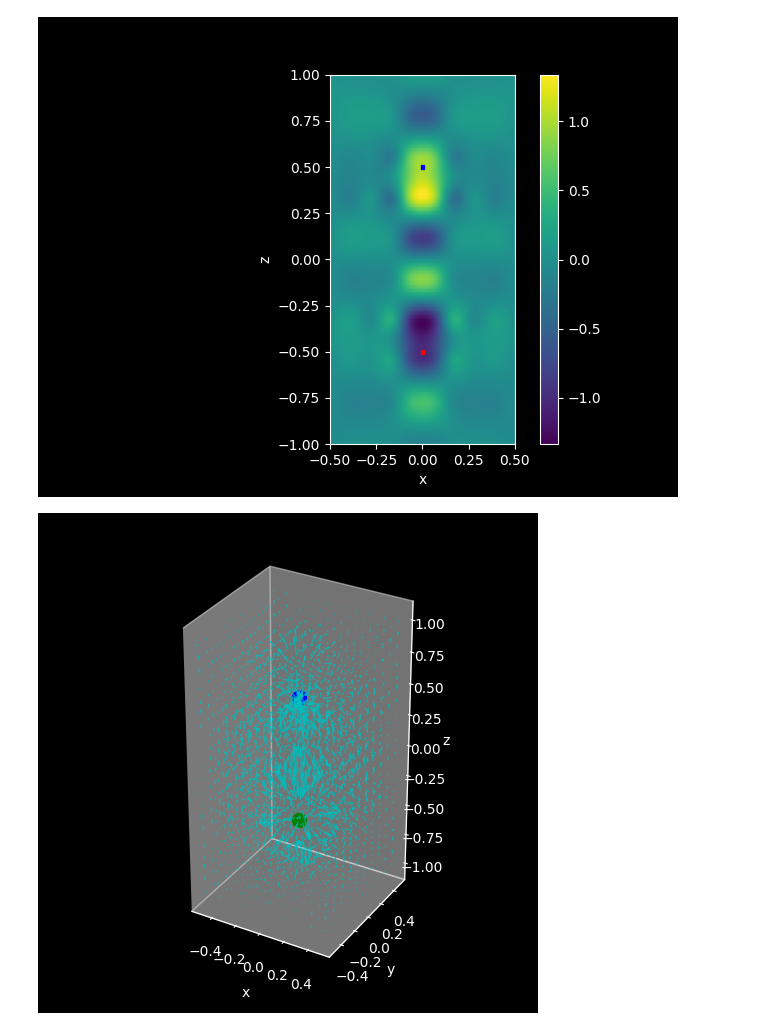
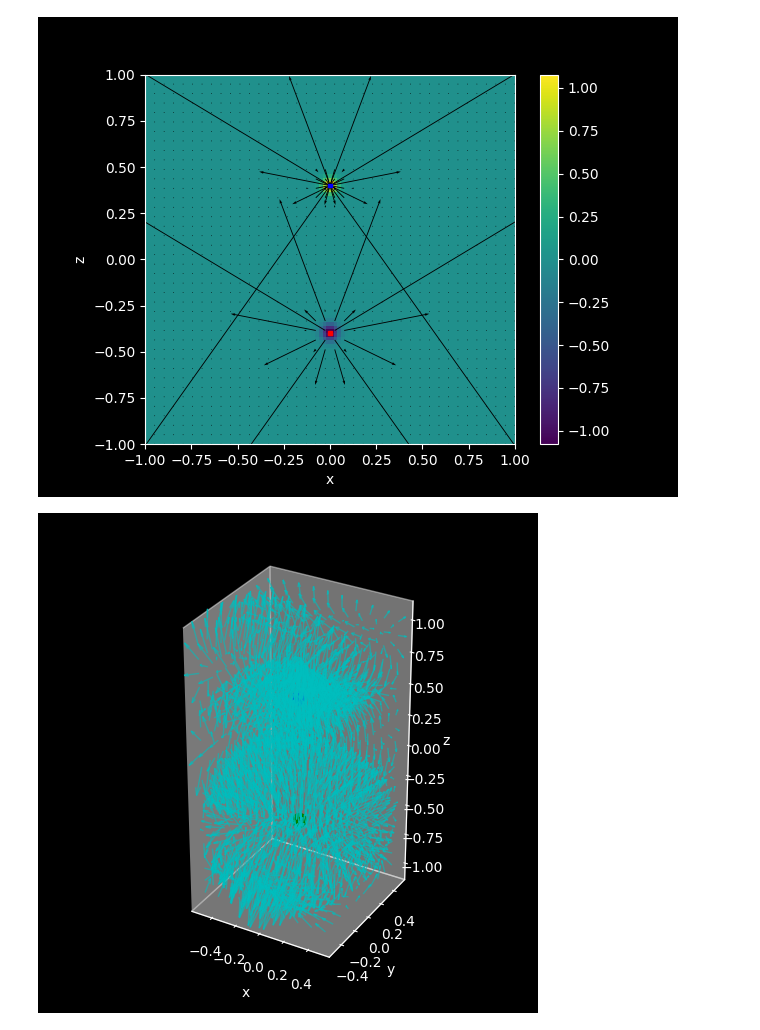
Before and after one commit to a-rahimi/efield, a Jupyter notebook: dipole.ipynb, the cells around one changed output. Cells and saved outputs as stored; diff of their text form; code cells hidden in the pictures.

```diff
--- a/dipole.ipynb
+++ b/dipole.ipynb
@@ -20,7 +20,7 @@ def dipole(box1: efield.Box, box2: efield.Box, universe: efield.Box):
         [-1.0] * len(box1_locations3d) + [1.0] * len(box2_locations3d),
     )
 
-    test_locations3d = universe.grid(10, 10, 10)
+    test_locations3d = torch.vstack((universe.grid(14, 14, 14), conductor_locations3d))
 
     potential = efield.potential_function(
         test_locations3d, conductor_locations3d, conductor_potentials
@@ -29,8 +29,8 @@ def dipole(box1: efield.Box, box2: efield.Box, universe: efield.Box):
     return potential
 
 
-box1 = efield.Box(-0.01, 0.01, -0.01, 0.01, -0.49, -0.51)
-box2 = efield.Box(-0.01, 0.01, -0.01, 0.01, 0.49, 0.51)
-universe = efield.Box(-0.5, 0.5, -0.5, 0.5, -1, 1)
+box1 = efield.Box(-0.01, 0.01, -0.01, 0.01, -0.39, -0.41)
+box2 = efield.Box(-0.01, 0.01, -0.01, 0.01, 0.39, 0.41)
+universe = efield.Box(-1, 1, -1, 1, -1, 1)
 potential = dipole(box1, box2, universe)
 # %% [output]
@@ -53,46 +44,61 @@ def show_xz_cross_section(
     potential: efield.Potential,
     y: float,
 ):
+    fig, ax = plt.subplots(1, 1)
+
+    # Show the potential function as a potential heat map.
     X, Z = torch.meshgrid(
         torch.linspace(universe.xmin, universe.xmax, 100),
         torch.linspace(universe.zmin, universe.zmax, 100),
         indexing="xy",
     )
     xyz = torch.stack((X.flatten(), X.flatten() * 0 + y, Z.flatten())).T
-
     V = potential(xyz).reshape(X.shape).detach()
-
-    fig, ax = plt.subplots(1, 1)
     img = ax.imshow(
         V,
         extent=(universe.xmin, universe.xmax, universe.zmin, universe.zmax),
         origin="lower",
     )
+
+    # Show the field as a quiver plot.
+    X_field, Z_field = torch.meshgrid(
+        torch.linspace(universe.xmin, universe.xmax, 40),
+        torch.linspace(universe.zmin, universe.zmax, 40),
+        indexing="xy",
+    )
+    xyz_field = torch.stack(
+        (X_field.flatten(), X_field.flatten() * 0 + y, Z_field.flatten())
+    ).T
+    Vx, _, Vz = potential.field(xyz_field).detach().numpy()
+    ax.quiver(
+        xyz_field[:, 0], xyz_field[:, 2], Vx, Vz, angles="xy", units="xy", scale=10
+    )
+
     fig.colorbar(img, ax=ax)
 
     ax.add_artist(
         plt.Rectangle(
             (box1.xmin, box1.zmin),
             box1.xmax - box1.xmin,
             box1.zmax - box1.zmin,
             color="r",
         )
     )
     ax.add_artist(
         plt.Rectangle(
             (box2.xmin, box2.zmin),
             box2.xmax - box2.xmin,
             box2.zmax - box2.zmin,
             color="b",
         ),
     )
     ax.set_xlabel("x")
     ax.set_ylabel("z")
 
 
 show_xz_cross_section(box1, box2, universe, potential, 0)
 # %% [output]
-[figure, old version]
+[figure, new version]
 # %%
 def show_field(
     pt1: torch.Tensor,
@@ -144,4 +150,4 @@ def show_field(
 
 show_field(box1, box2, universe, potential)
 # %% [output]
-[figure, old version]
+[figure, new version]
```
Also changed, not shown: parts of 1 cell of this notebook, 4 other files.
